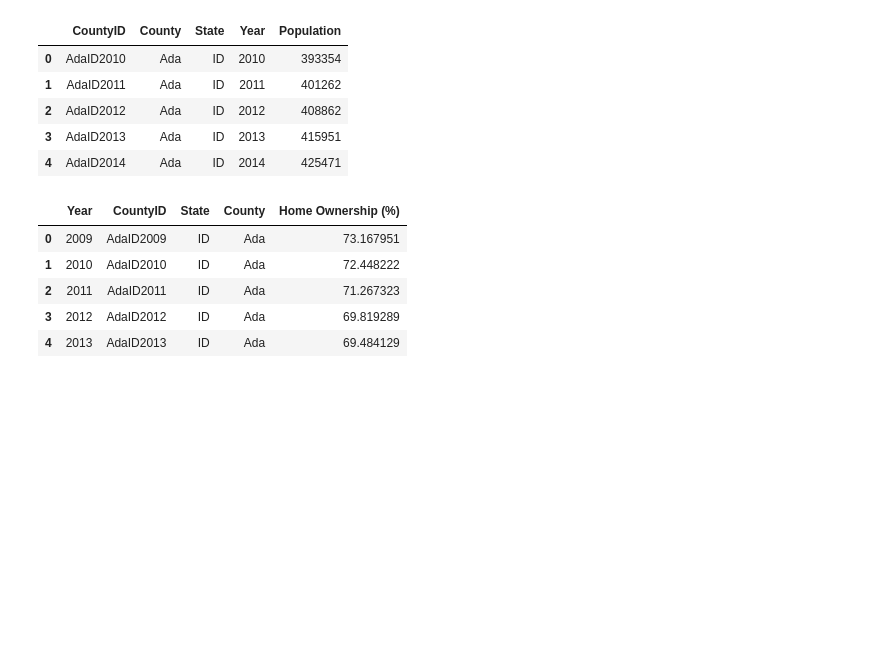
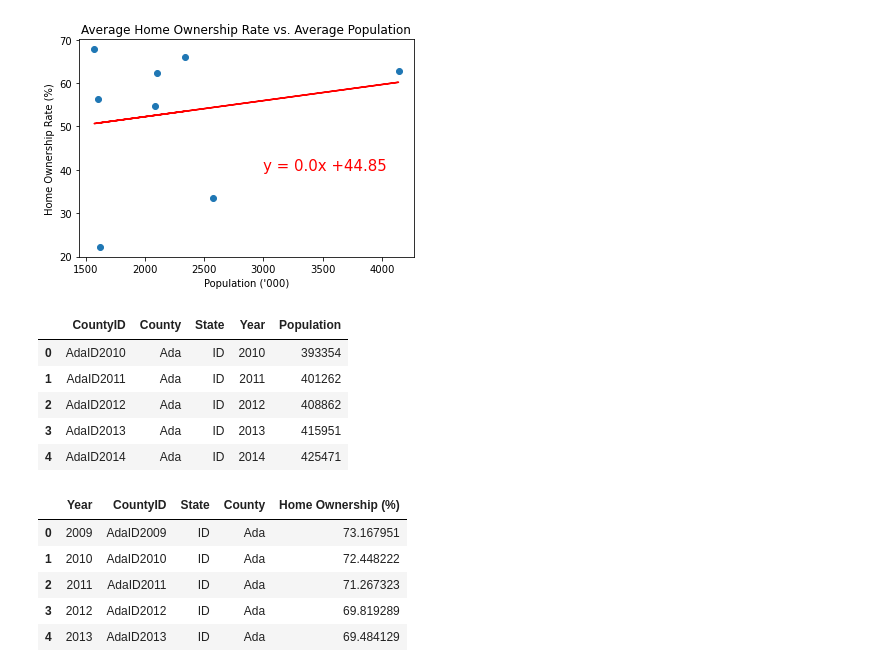
Before and after one commit to rls1316/project-one, a Jupyter notebook: Data_Cleaning.ipynb, the cells around one changed output. Cells and saved outputs as stored; diff of their text form; code cells hidden in the pictures; blank space fills up the shorter version.

Commit message:
Performed some more indept analysis including fitting regression lines

```diff
--- a/Data_Cleaning.ipynb
+++ b/Data_Cleaning.ipynb
@@ -26,0 +158,4 @@ ownership_df
+# %%
+# Examine the results for counties with population below 1000000
+df3 = df2[df2["Population"]>1500000]
+df3
@@ -27,3 +173,32 @@ ownership_df
+# %%
+# Plot the ownership rate vs population for counties with population less than 1000000
+
+#Define x & y variables
+x = df3.iloc[:,4].values.reshape(-1,1)
+y = df3.iloc[:,0].values.reshape(-1,1)
+
+# Fit regression line
+lr = LinearRegression()
+lr.fit(x, y)
+y_pred = lr.predict(x)
+
+# Get x & y values for regression equation
+pop = df3.loc[:,"Population"]
+owner = df3.loc[:,"Ownership Rate (%)"]
+
+# Calculate parameters to get regression line
+(slope, intercept, rvalue, pvalue, stderr) = linregress(pop, owner)
+line_eq = "y = " +str(round(slope, 4)) + "x +" + str(round(intercept,2))
+
+plt.scatter(x, y)
+plt.plot(x, y_pred, color="r")
+plt.annotate(line_eq, (3000,40), fontsize=15, color="r")
+plt.xlabel("Population ('000)")
+plt.ylabel("Home Ownership Rate (%)")
+plt.title("Average Home Ownership Rate vs. Average Population")
+plt.show()
+# %% [output]
+[figure, added]
 # %%
 #visualize population data
 popn_df.head()
```
Also changed, not shown: parts of 13 cells of this notebook, 2 other files.
